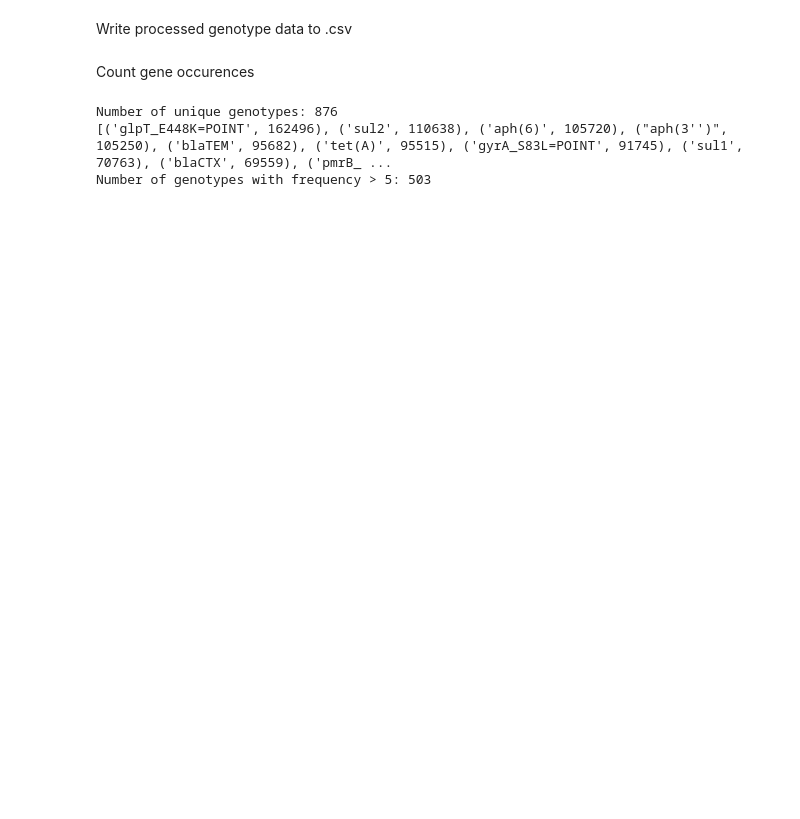
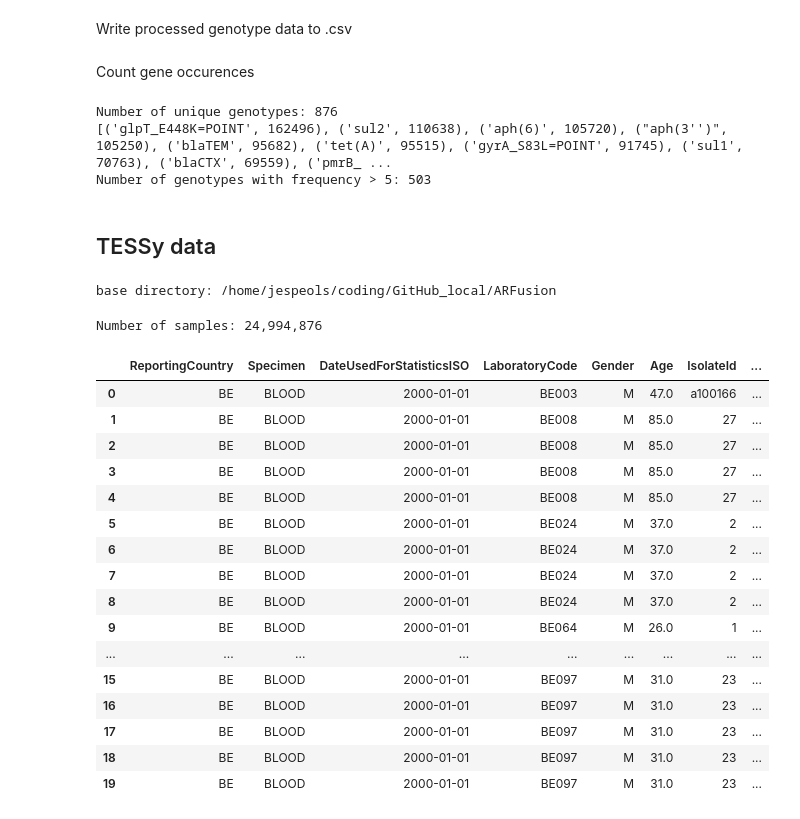
Before and after one commit to jespeols/ARFusion, a Jupyter notebook: code/data_preprocessing.ipynb, the cells around one changed output. Drawn from its saved outputs; the diff is of its cells as text; code cells hidden in the pictures; blank space fills up the shorter version.

```diff
--- a/code/data_preprocessing.ipynb
+++ b/code/data_preprocessing.ipynb
@@ -456,3 +456,53 @@ print(f"Number of genotypes with frequency > {frequncy_threshold}: {len([i for i
 Number of unique genotypes: 876
 [('glpT_E448K=POINT', 162496), ('sul2', 110638), ('aph(6)', 105720), ("aph(3'')", 105250), ('blaTEM', 95682), ('tet(A)', 95515), ('gyrA_S83L=POINT', 91745), ('sul1', 70763), ('blaCTX', 69559), ('pmrB_ ...
 Number of genotypes with frequency > 5: 503
+# %% [markdown]
+## TESSy data
+# %%
+import os
+import numpy as np
+import pandas as pd
+pd.set_option('display.max_colwidth', None)
+pd.set_option('display.max_columns', None)
+pd.set_option('display.max_rows', None)
+import matplotlib.pyplot as plt
+%matplotlib inline
+
+from pathlib import Path
+from collections import Counter
+from itertools import chain
+from copy import deepcopy
+# %%
+# set the base directory
+base_dir = Path(os.path.abspath('')).parent
+os.chdir(base_dir)
+print("base directory:", base_dir)
+# %% [output]
+base directory: /home/jespeols/coding/GitHub_local/ARFusion
+# %%
+path = "data/raw/TESSy.csv"
+TESSy_data = pd.read_csv(path, low_memory=False)
+# %%
+cols = ['ReportingCountry', 'Specimen', 'DateUsedForStatisticsISO', 'LaboratoryCode', 'Gender', 'Age', 'IsolateId', 'HospitalId', 'Antibiotic', 'SIR', 'Pathogen']
+df = TESSy_data[cols]
+print(f"Number of samples: {TESSy_data.shape[0]:,}")
+df.head(n=20)
+# %% [output]
+Number of samples: 24,994,876
+|  | ReportingCountry | Specimen | DateUsedForStatisticsISO | LaboratoryCode | Gender | Age | IsolateId | ... |
+| 0 | BE | BLOOD | 2000-01-01 | BE003 | M | 47.0 | a100166 | ... |
+| 1 | BE | BLOOD | 2000-01-01 | BE008 | M | 85.0 | 27 | ... |
+| 2 | BE | BLOOD | 2000-01-01 | BE008 | M | 85.0 | 27 | ... |
+| 3 | BE | BLOOD | 2000-01-01 | BE008 | M | 85.0 | 27 | ... |
+| 4 | BE | BLOOD | 2000-01-01 | BE008 | M | 85.0 | 27 | ... |
+| 5 | BE | BLOOD | 2000-01-01 | BE024 | M | 37.0 | 2 | ... |
+| 6 | BE | BLOOD | 2000-01-01 | BE024 | M | 37.0 | 2 | ... |
+| 7 | BE | BLOOD | 2000-01-01 | BE024 | M | 37.0 | 2 | ... |
+| 8 | BE | BLOOD | 2000-01-01 | BE024 | M | 37.0 | 2 | ... |
+| 9 | BE | BLOOD | 2000-01-01 | BE064 | M | 26.0 | 1 | ... |
+| ... | ... | ... | ... | ... | ... | ... | ... | ... |
+| 15 | BE | BLOOD | 2000-01-01 | BE097 | M | 31.0 | 23 | ... |
+| 16 | BE | BLOOD | 2000-01-01 | BE097 | M | 31.0 | 23 | ... |
+| 17 | BE | BLOOD | 2000-01-01 | BE097 | M | 31.0 | 23 | ... |
+| 18 | BE | BLOOD | 2000-01-01 | BE097 | M | 31.0 | 23 | ... |
+| 19 | BE | BLOOD | 2000-01-01 | BE097 | M | 31.0 | 23 | ... |
```
Also changed, not shown: parts of 13 cells of this notebook, 1 other file.
